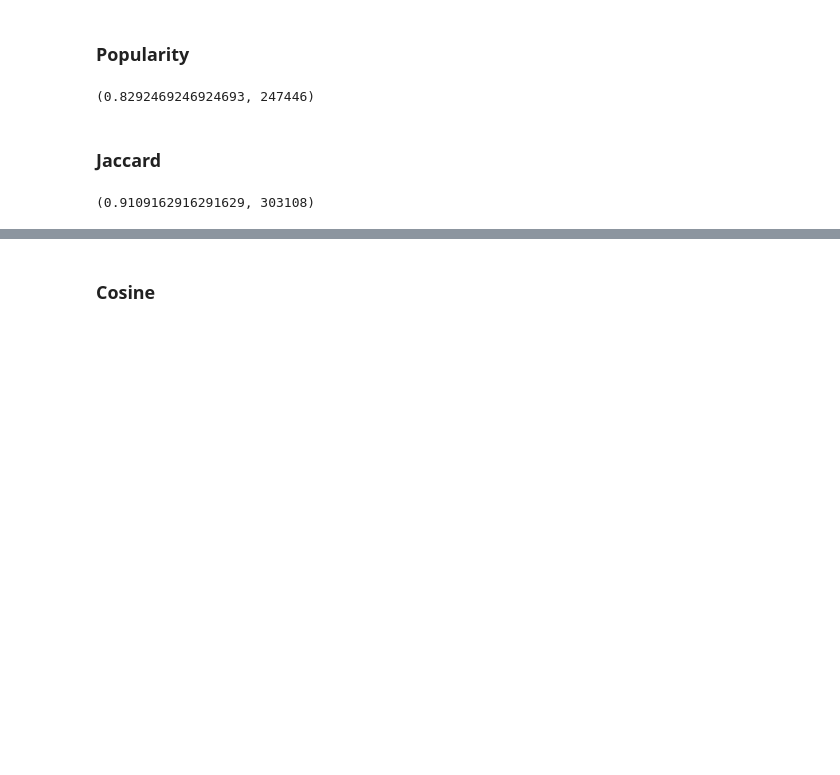
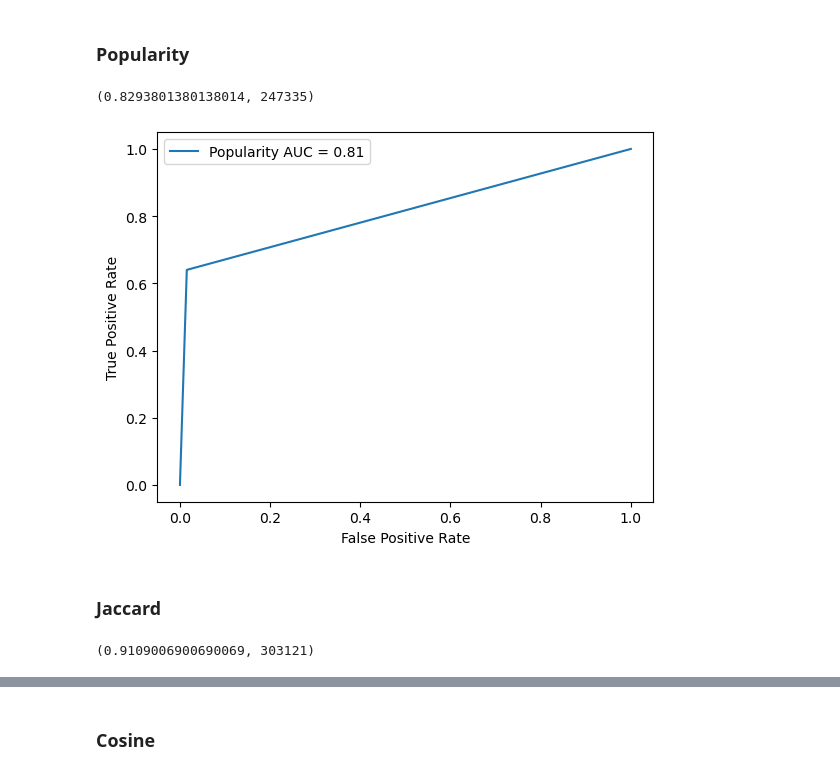
Before and after one commit to garrett-lam/twitchRec, a Jupyter notebook: twitchRec.ipynb, the cells around one changed output, grey strips where cells are left out. Saved outputs shown, nothing was run; the diff lists cells and outputs as text; code cells hidden in the pictures; blank space fills up the shorter version.

```diff
--- a/twitchRec.ipynb
+++ b/twitchRec.ipynb
@@ -359,0 +365,11 @@ for d in train:
+# %%
+def plot_roc_curve(true_y, y_prob, title):
+    fpr, tpr, thresholds = roc_curve(true_y, y_prob)
+    auc = round(roc_auc_score(true_y, y_prob), 4)
+    plt.plot(fpr, tpr, label=f'{title} AUC = {auc:.2f}')
+    plt.legend()
+    plt.xlabel('False Positive Rate')
+    plt.ylabel('True Positive Rate')
+# %%
+# y = [[(1, k), (0, y)] for k,y in zip(watchedValid, notWatchedValid)]
+y = [1 for _ in watchedValid] +[0 for _ in notWatchedValid]
@@ -365,6 +383,8 @@ for d in train:
 # Popularity
 correct = 0
 p1 = 0
+popularityLabels = []
+
 for (label,sample) in [(1, watchedValid), (0, notWatchedValid)]:
     for (u,s) in sample:
         pred = 0
@@ -373,10 +393,15 @@ for (label,sample) in [(1, watchedValid), (0, notWatchedValid)]:
             p1+= 1
         if pred == label:
             correct += 1
+        popularityLabels.append(pred)
 
 correct / (len(watchedValid) + len(notWatchedValid)) , p1
 # %% [output]
-(0.8292469246924693, 247446)
+(0.8293801380138014, 247335)
+# %%
+plot_roc_curve(y, popularityLabels, "Popularity")
+# %% [output]
+[figure, added]
 # %% [markdown]
 ### Jaccard
 # %%
@@ -390,6 +415,8 @@ def Jaccard(s1, s2):
 # Jaccard only
 correct = 0
 p1 = 0
+jaccardLabels = []
+
 for (label,sample) in [(1, watchedValid), (0, notWatchedValid)]:
     for (u,s) in sample:
         maxSim = float('-inf')
@@ -407,10 +434,12 @@ for (label,sample) in [(1, watchedValid), (0, notWatchedValid)]:
             pred = 1
             p1 += 1
         if maxSim == float('-inf'):
+            jaccardLabels.append(0)
             continue
         if pred == label:
             correct += 1
+        jaccardLabels.append(pred)
 
 correct / (len(watchedValid) + len(notWatchedValid)) , p1
 # %% [output]
-(0.9109162916291629, 303108)
+(0.9109006900690069, 303121)
```
Also changed, not shown: parts of 21 cells of this notebook.
